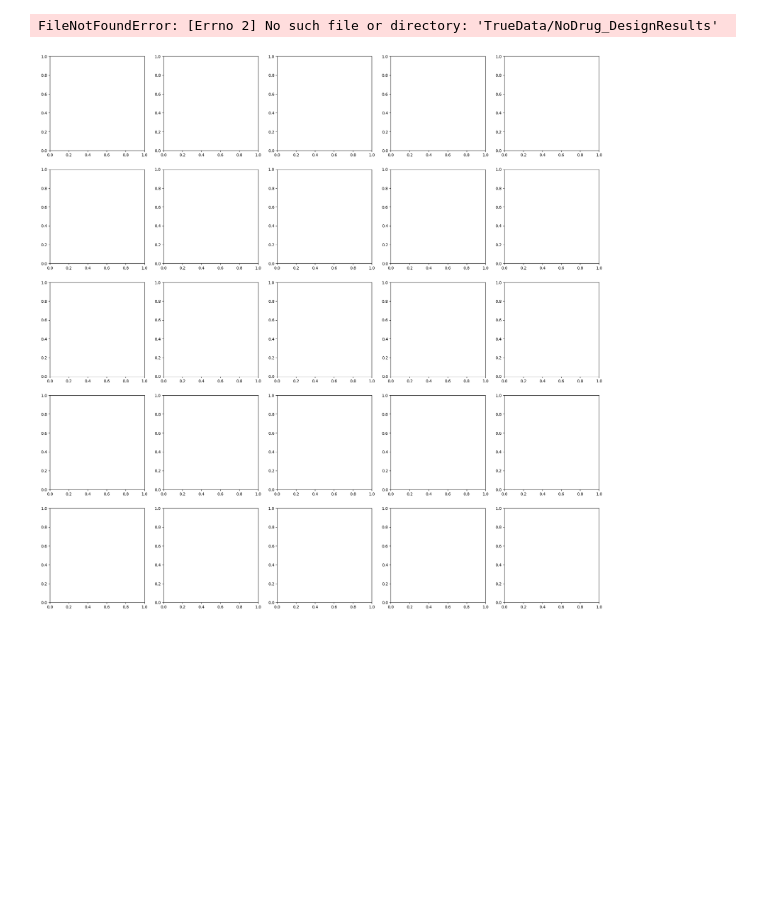
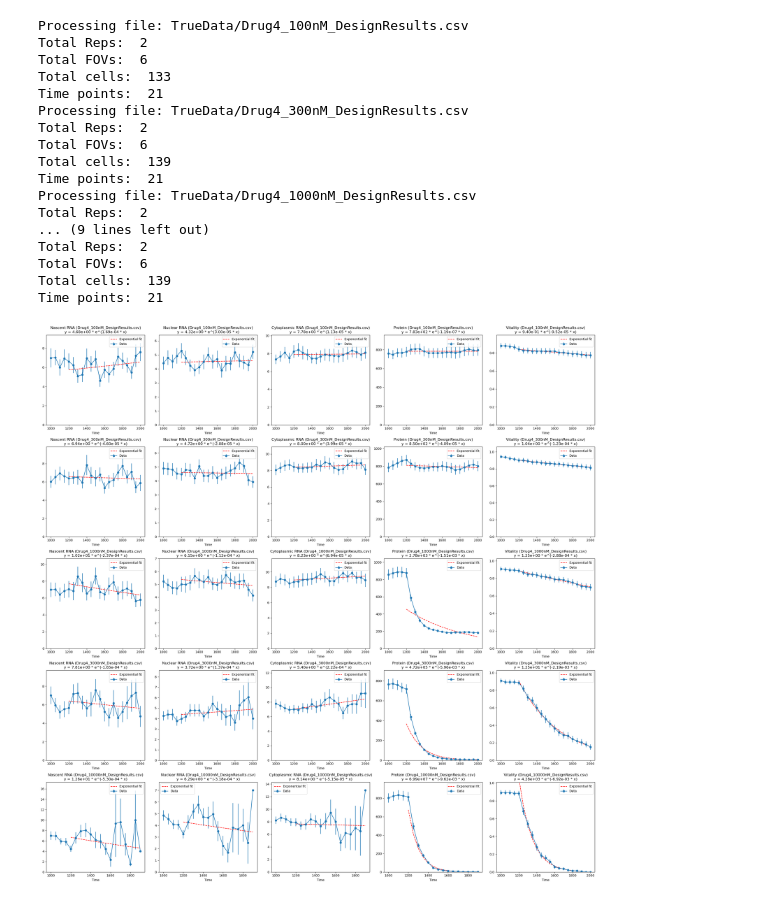
Before and after one commit to Munsky/UQbio2024_Team3, a Jupyter notebook: vitality.ipynb, the cells around one changed output. Drawn from its saved outputs; the diff is of its cells as text; code cells hidden in the pictures; blank space fills up the shorter version.

```diff
--- a/vitality.ipynb
+++ b/vitality.ipynb
@@ -6,11 +6,11 @@ from scipy.stats import linregress
 
 # Define the file paths
 files = [
-    'TrueData/Drug7_100nM_DesignResults.csv',
-    'TrueData/Drug7_300nM_DesignResults.csv',
-    'TrueData/Drug7_1000nM_DesignResults.csv',
-    'TrueData/Drug7_3000nM_DesignResults.csv',
-    'TrueData/Drug7_10000nM_DesignResults.csv'
+    'TrueData/Drug4_100nM_DesignResults.csv',
+    'TrueData/Drug4_300nM_DesignResults.csv',
+    'TrueData/Drug4_1000nM_DesignResults.csv',
+    'TrueData/Drug4_3000nM_DesignResults.csv',
+    'TrueData/Drug4_10000nM_DesignResults.csv'
 ]
 
 # Feature names for plotting
@@ -59,35 +59,51 @@ for file_idx, file in enumerate(files):
     for i in range(5):
         ax = axes[file_idx, i]
         ax.errorbar(Times, dataMean[:, i], yerr=dataStd[:, i], fmt='-o', label='Data')
 
         # Filter time points between 1200 and 2000
-        filter_mask = (Times > 1200) & (Times <= 2000)
+        filter_mask = (Times > 1150) & (Times <= 2000)
         filtered_times = Times[filter_mask]
         filtered_dataMean = dataMean[:, i][filter_mask]
 
         # Filter out zero or negative values for log transformation
         positive_mask = filtered_dataMean > 0
         filtered_times = filtered_times[positive_mask]
         filtered_dataMean = filtered_dataMean[positive_mask]
 
         # Calculate and plot the exponential line of best fit
         log_filtered_dataMean = np.log(filtered_dataMean)
         slope, intercept, _, _, _ = linregress(filtered_times, log_filtered_dataMean)
-        best_fit_line = np.exp(intercept) * np.exp(slope * Times)
-        ax.plot(Times, best_fit_line, color='red', linestyle='--', label='Exponential fit')
+        best_fit_line = np.exp(intercept) * np.exp(slope * filtered_times)  # Use filtered_times here
+        ax.plot(filtered_times, best_fit_line, color='red', linestyle='--', label='Exponential fit')  # Plot against filtered_times
 
         # Calculate the exponential function parameters
         a = np.exp(intercept)
         b = slope
         function_text = f'y = {a:.2e} * e^({b:.2e} * x)'
 
         ax.set_title(f"{featureNames[i]} ({file.split('/')[-1]})\n{function_text}")
         ax.set_xlabel('Time')
         ax.set_ylim([0, 1.1 * np.nanmax(dataMean[:, i] + dataStd[:, i])])
         ax.legend()
 
 plt.tight_layout()
 plt.show()
 # %% [output]
-FileNotFoundError: [Errno 2] No such file or directory: 'TrueData/NoDrug_DesignResults'
+Processing file: TrueData/Drug4_100nM_DesignResults.csv
+Total Reps:  2
+Total FOVs:  6
+Total cells:  133
+Time points:  21
+Processing file: TrueData/Drug4_300nM_DesignResults.csv
+Total Reps:  2
+Total FOVs:  6
+Total cells:  139
+Time points:  21
+Processing file: TrueData/Drug4_1000nM_DesignResults.csv
+Total Reps:  2
+... (9 lines left out)
+Total Reps:  2
+Total FOVs:  6
+Total cells:  139
+Time points:  21
-[figure, old version]
+[figure, new version]
```
